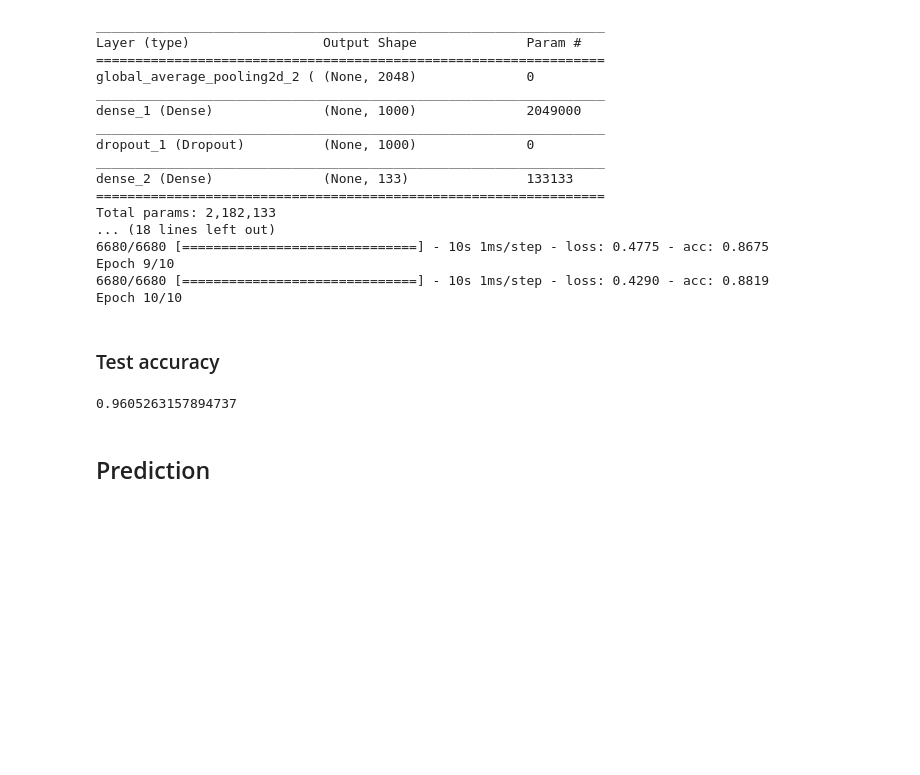
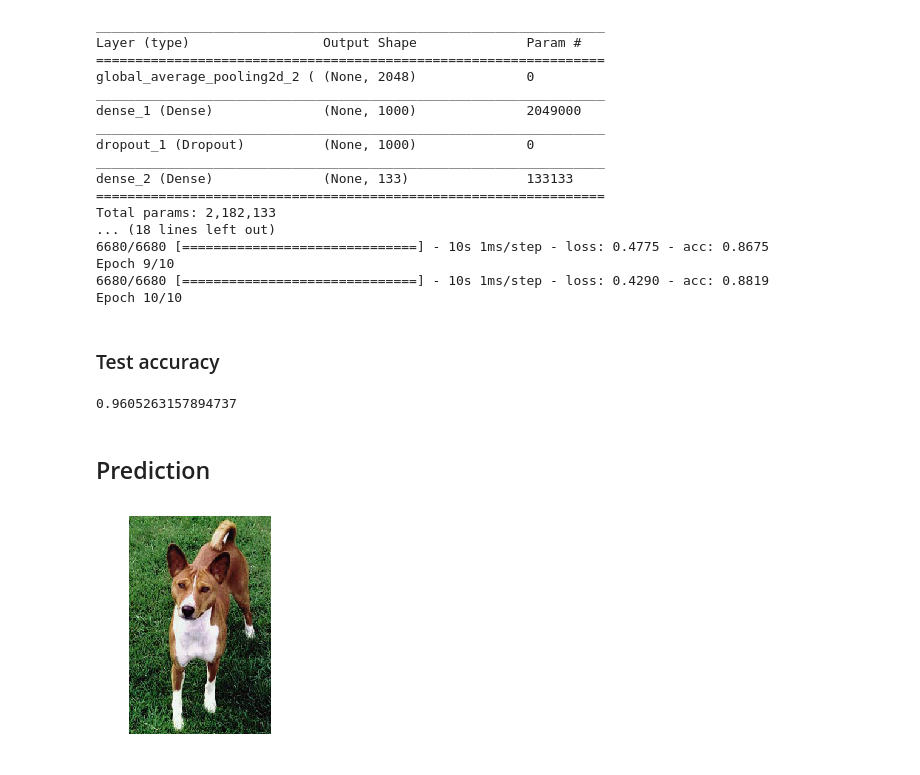
Before and after one commit to BearBurg/Dog_Breed, a Jupyter notebook: dog breed writeup.ipynb, the cells around one changed output. Saved outputs shown, nothing was run; the diff lists cells and outputs as text; code cells hidden in the pictures; blank space fills up the shorter version.

```diff
--- a/dog breed writeup.ipynb
+++ b/dog breed writeup.ipynb
@@ -184,6 +274,17 @@ def show_sample(name):
     pp = ax.imshow(img)
     plt.axis('off')
     plt.show()
+# %%
+def show_pic(path):
+    pp, ax = plt.subplots()
+    img = mpimg.imread(path)
+    pp = ax.imshow(img)
+    plt.axis('off')
+    plt.show()
+# %%
+show_pic('testImage/test/014.Basenji/Basenji_01009.jpg')
+# %% [output]
+[figure, added]
 # %%
 def preprocess(path, npz_name):
     files, targets = load_dataset(path)
```
Also changed, not shown: parts of 20 cells of this notebook.
